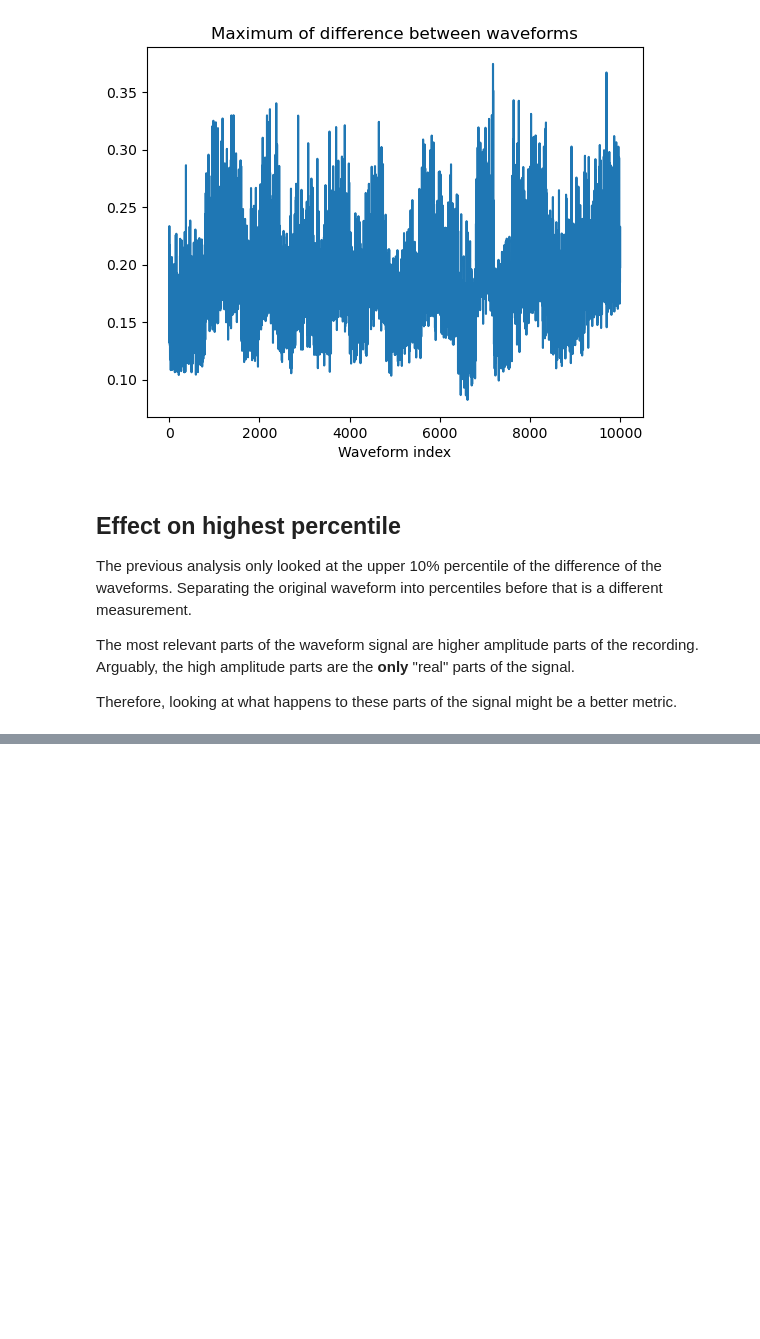
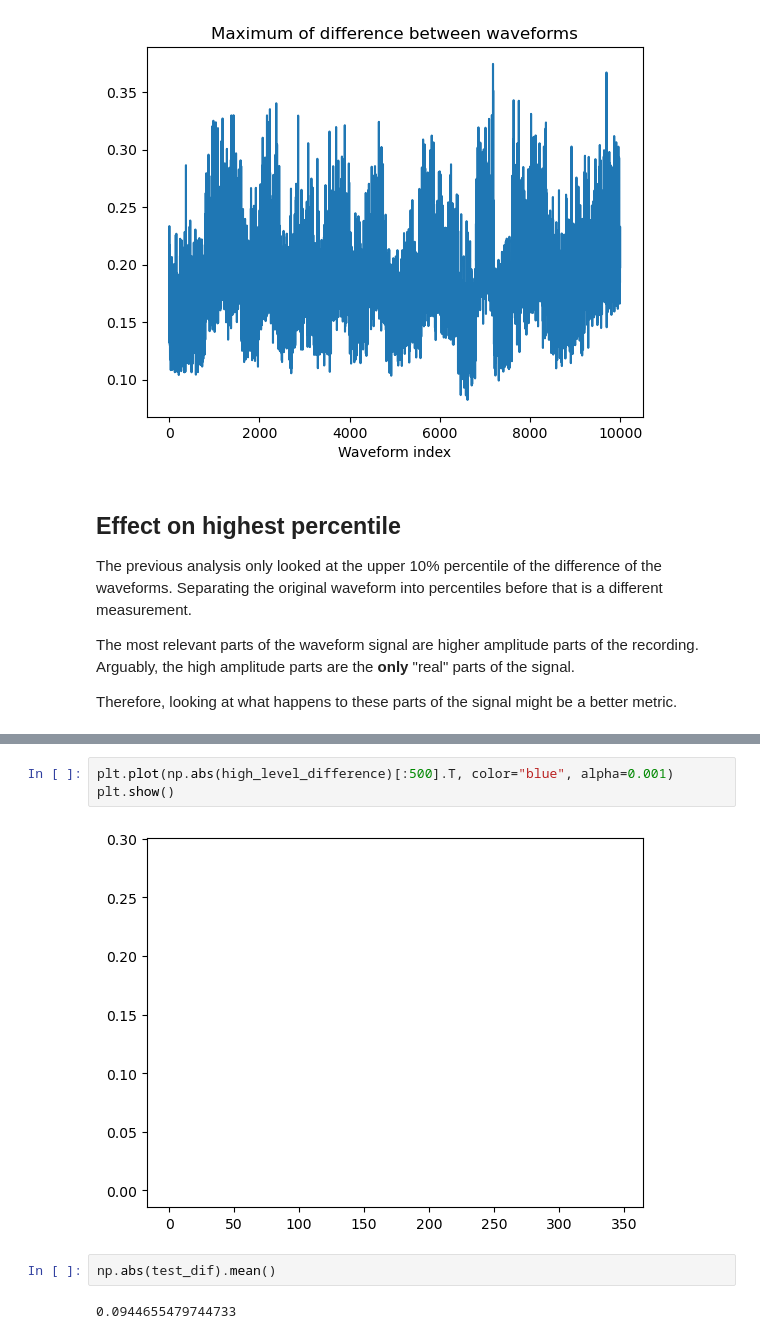
Before and after one commit to alexmundt/waveform-stft-denoise, a Jupyter notebook: Testing - Phase Differences.ipynb, the cells around one changed output, grey strips where cells are left out. Saved outputs shown, nothing was run; the diff lists cells and outputs as text; blank space fills up the shorter version.

```diff
--- a/Testing - Phase Differences.ipynb
+++ b/Testing - Phase Differences.ipynb
@@ -205,3 +300,12 @@ Therefore, looking at what happens to these parts of the signal might be a bette
+# %%
+plt.plot(np.abs(high_level_difference)[:500].T, color="blue", alpha=0.001)
+plt.show()
+# %% [output]
+[figure, added]
+# %%
+np.abs(test_dif).mean()
+# %% [output]
+0.0944655479744733
 # %% [markdown]
 ## Analyze effect of time bins
 Potentially, the amount of different time bins might affect the strength of the error of the phase.
```
Also changed, not shown: parts of 47 cells of this notebook.
